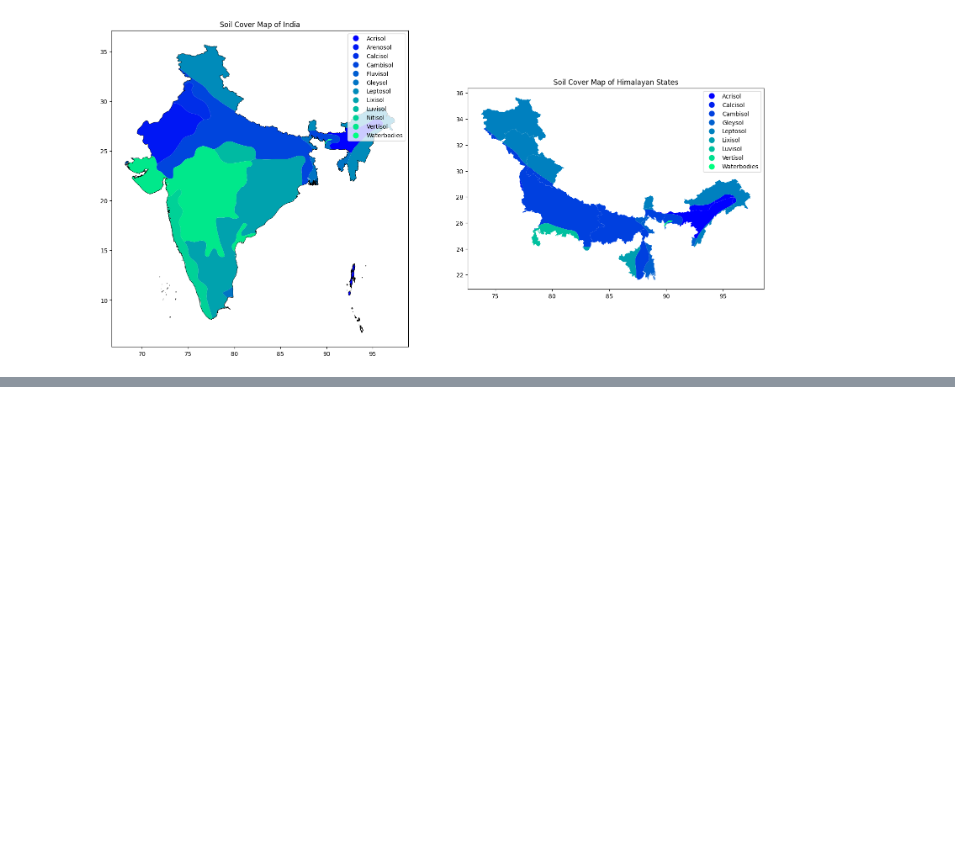
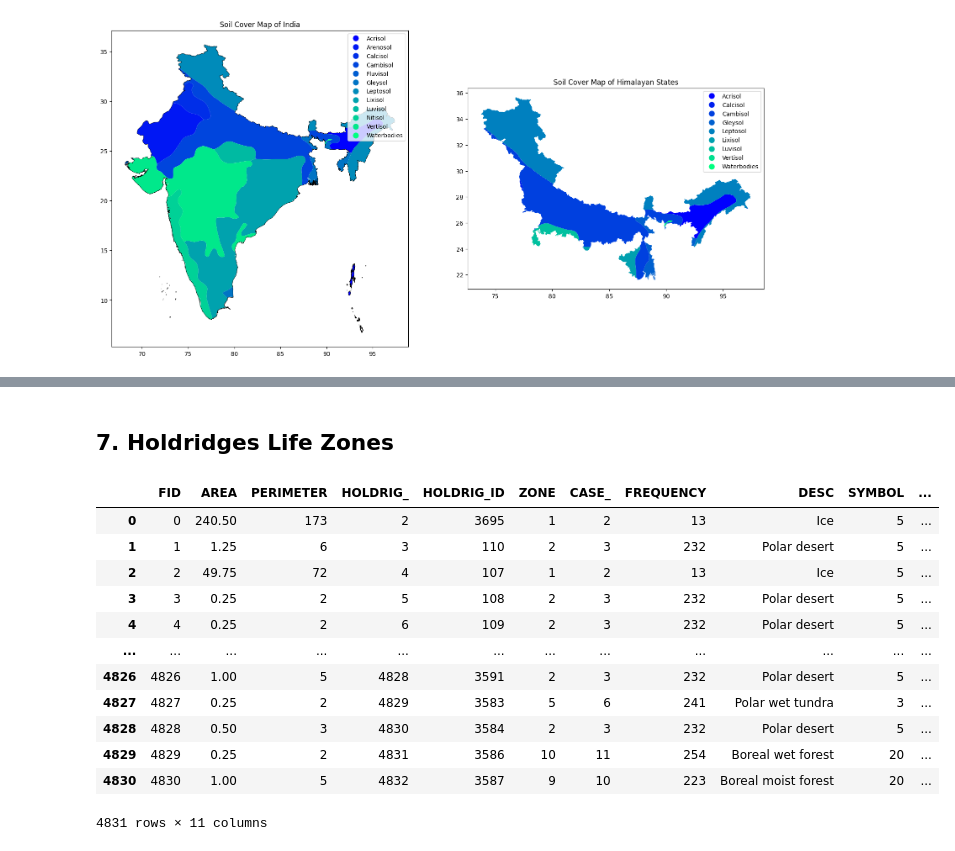
Before and after one commit to gothwalritu/Outreachy_Ritu_Gothwal_2023, a Jupyter notebook: Task_1_contribution_phase.ipynb, the cells around one changed output, grey strips where cells are left out. Drawn from its saved outputs; the diff is of its cells as text; code cells hidden in the pictures; blank space fills up the shorter version.

```diff
--- a/Task_1_contribution_phase.ipynb
+++ b/Task_1_contribution_phase.ipynb
@@ -395,0 +491,21 @@ plt.show()
+# %% [markdown]
+## 7. Holdridges Life Zones
+# %%
+#Loading the global biodiversity hotspots data
+holdridge_zones = (r"/content/drive/MyDrive/Outreachy_datasets/LandSectorDatasets/World_datasets/Bioclimatic&EcologicalZones/HoldridgeLifeZones.json")
+holdridge_zones_df = gpd.read_file(holdridge_zones)
+holdridge_zones_df
+# %% [output]
+|  | FID | AREA | PERIMETER | HOLDRIG_ | HOLDRIG_ID | ZONE | CASE_ | FREQUENCY | DESC | SYMBOL | ... |
+| 0 | 0 | 240.50 | 173 | 2 | 3695 | 1 | 2 | 13 | Ice | 5 | ... |
+| 1 | 1 | 1.25 | 6 | 3 | 110 | 2 | 3 | 232 | Polar desert | 5 | ... |
+| 2 | 2 | 49.75 | 72 | 4 | 107 | 1 | 2 | 13 | Ice | 5 | ... |
+| 3 | 3 | 0.25 | 2 | 5 | 108 | 2 | 3 | 232 | Polar desert | 5 | ... |
+| 4 | 4 | 0.25 | 2 | 6 | 109 | 2 | 3 | 232 | Polar desert | 5 | ... |
+| ... | ... | ... | ... | ... | ... | ... | ... | ... | ... | ... | ... |
+| 4826 | 4826 | 1.00 | 5 | 4828 | 3591 | 2 | 3 | 232 | Polar desert | 5 | ... |
+| 4827 | 4827 | 0.25 | 2 | 4829 | 3583 | 5 | 6 | 241 | Polar wet tundra | 3 | ... |
+| 4828 | 4828 | 0.50 | 3 | 4830 | 3584 | 2 | 3 | 232 | Polar desert | 5 | ... |
+| 4829 | 4829 | 0.25 | 2 | 4831 | 3586 | 10 | 11 | 254 | Boreal wet forest | 20 | ... |
+| 4830 | 4830 | 1.00 | 5 | 4832 | 3587 | 9 | 10 | 223 | Boreal moist forest | 20 | ... |
+4831 rows × 11 columns
```
Also changed, not shown: parts of 24 cells of this notebook.
